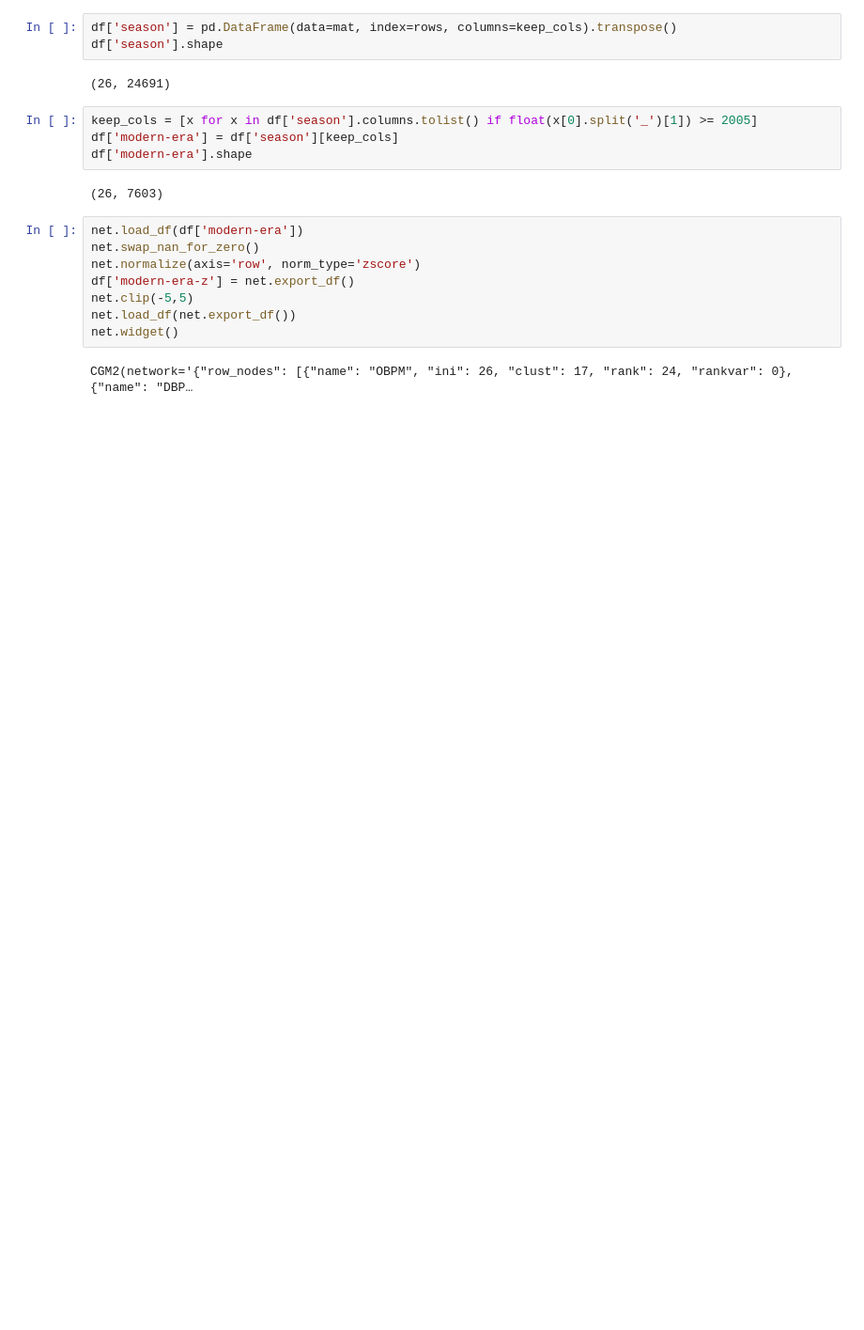
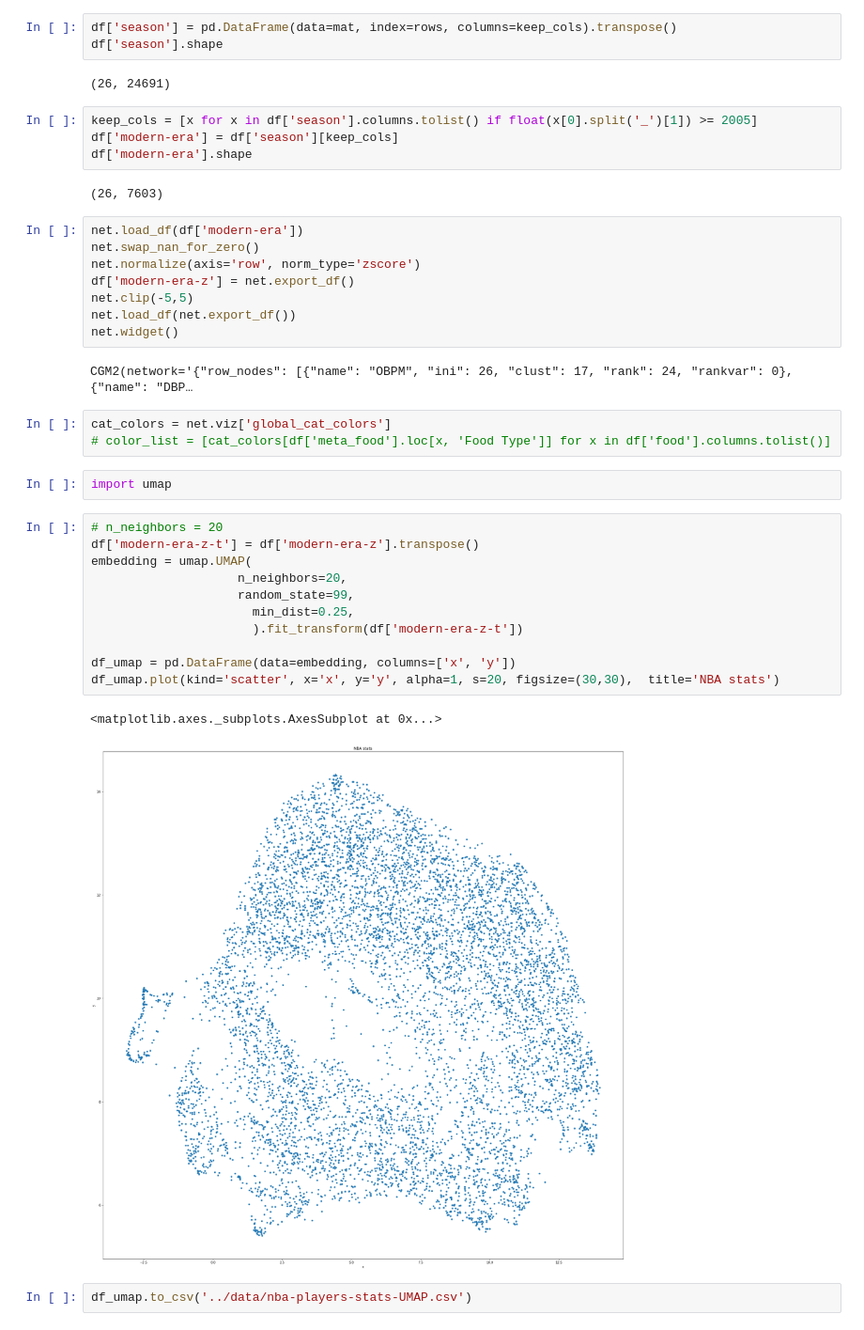
Before and after one commit to cornhundred/nba_player_stats_clustergrammer2, a Jupyter notebook: notebooks/Viz_NBA_Stats.ipynb, the cells around one changed output. Shown: that part at 94% size. Saved outputs shown, nothing was run; the diff lists cells and outputs as text; blank space fills up the shorter version.

Commit message:
saved UMAP

```diff
--- a/notebooks/Viz_NBA_Stats.ipynb
+++ b/notebooks/Viz_NBA_Stats.ipynb
@@ -68,3 +68,24 @@ net.load_df(net.export_df())
 net.widget()
 # %% [output]
 CGM2(network='{"row_nodes": [{"name": "OBPM", "ini": 26, "clust": 17, "rank": 24, "rankvar": 0}, {"name": "DBP…
+# %%
+cat_colors = net.viz['global_cat_colors']
+# color_list = [cat_colors[df['meta_food'].loc[x, 'Food Type']] for x in df['food'].columns.tolist()]
+# %%
+import umap
+# %%
+# n_neighbors = 20
+df['modern-era-z-t'] = df['modern-era-z'].transpose()
+embedding = umap.UMAP(
+                    n_neighbors=20,
+                    random_state=99,
+                      min_dist=0.25,
+                      ).fit_transform(df['modern-era-z-t'])
+
+df_umap = pd.DataFrame(data=embedding, columns=['x', 'y'])
+df_umap.plot(kind='scatter', x='x', y='y', alpha=1, s=20, figsize=(30,30),  title='NBA stats')
+# %% [output]
+<matplotlib.axes._subplots.AxesSubplot at 0x...>
+[figure, added]
+# %%
+df_umap.to_csv('../data/nba-players-stats-UMAP.csv')
```
Also changed, not shown: 1 other file.
